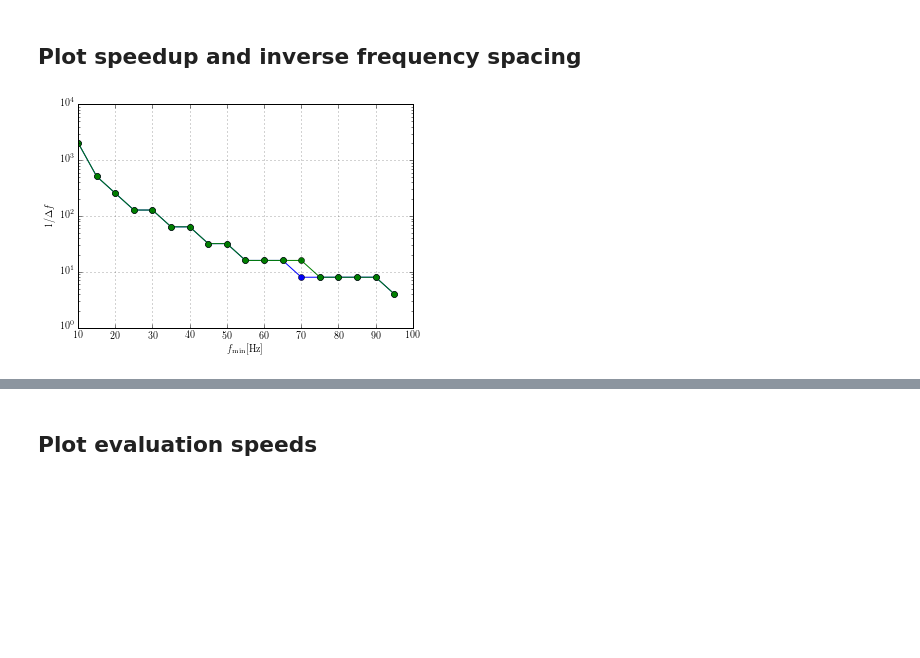
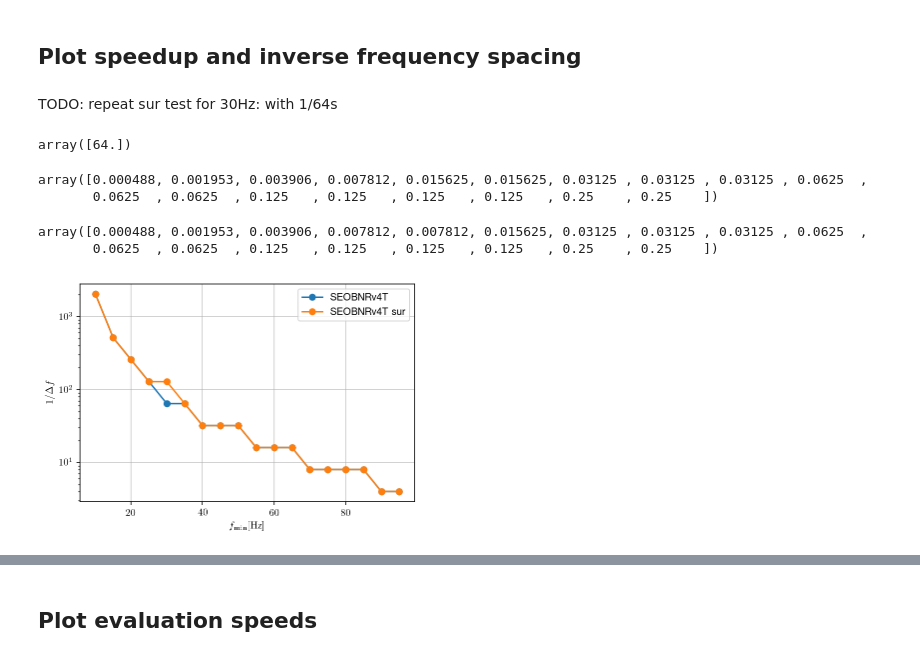
Before and after one commit to benjaminlackey/gpsurrogate, a Jupyter notebook: src/TEOB-LAL-implementation/timings/Timing_plots.ipynb, the cells around one changed output, grey strips where cells are left out. Cells and saved outputs as stored; diff of their text form; code cells hidden in the pictures; blank space fills up the shorter version.

```diff
--- a/src/TEOB-LAL-implementation/timings/Timing_plots.ipynb
+++ b/src/TEOB-LAL-implementation/timings/Timing_plots.ipynb
@@ -46,6 +47,6 @@ tim_SEOBNRv4T_surrogate_cubic.npy  tim_TF2.npy
 # %%
 dfs_SEOBNRv4T = np.load('tim_SEOBNRv4T.npy').T[-1]
-dfs_SEOBNRv4T_surrogate = np.load('tim_SEOBNRv4T_surrogate.npy').T[-1]
+dfs_SEOBNRv4T_surrogate_linear = np.load('tim_SEOBNRv4T_surrogate_linear.npy').T[-1]
 #dfs_SEOBNRv4T_surrogate_cubic = np.load('tim_SEOBNRv4T_surrogate_cubic.npy').T[-1]
 # %%
 t_SEOBNRv4T = np.load('tim_SEOBNRv4T.npy').T[2]
@@ -94,12 +96,30 @@ speedup_cubic = df['SEOBNRv4T']/df['SEOBNRv4T\_surrogate\_cubic']
+# %% [markdown]
+TODO: repeat sur test for 30Hz: with 1/64s
+# %%
+idx = np.where(f_mins == 30.0)[0]
+1.0 / dfs_SEOBNRv4T[idx]
+# %% [output]
+array([64.])
+# %%
+dfs_SEOBNRv4T
+# %% [output]
+array([0.000488, 0.001953, 0.003906, 0.007812, 0.015625, 0.015625, 0.03125 , 0.03125 , 0.03125 , 0.0625  ,
+       0.0625  , 0.0625  , 0.125   , 0.125   , 0.125   , 0.125   , 0.25    , 0.25    ])
+# %%
+dfs_SEOBNRv4T_surrogate_linear
+# %% [output]
+array([0.000488, 0.001953, 0.003906, 0.007812, 0.007812, 0.015625, 0.03125 , 0.03125 , 0.03125 , 0.0625  ,
+       0.0625  , 0.0625  , 0.125   , 0.125   , 0.125   , 0.125   , 0.25    , 0.25    ])
 # %%
-plt.semilogy(f_mins, 1./dfs_SEOBNRv4T, 'o-')
-plt.semilogy(f_mins, 1./dfs_SEOBNRv4T_surrogate_cubic, 'o-');
+plt.semilogy(f_mins, 1./dfs_SEOBNRv4T, 'o-', label='SEOBNRv4T')
+plt.semilogy(f_mins, 1./dfs_SEOBNRv4T_surrogate_linear, 'o-', label='SEOBNRv4T sur');
 plt.xlabel(r'$f_\mathrm{min}[\mathrm{Hz}]$')
 plt.ylabel(r'$1 / \Delta f$')
 plt.grid(alpha=0.7)
+plt.legend()
 plt.savefig('SEOBNRv4T_surrogate_inv_dfs.pdf')
 plt.savefig('SEOBNRv4T_surrogate_inv_dfs.png')
 # %% [output]
-[figure, old version]
+[figure, new version]
 # %%
 plt.plot(f_mins, np.log2(1./dfs_SEOBNRv4T), 'o-')
```
Also changed, not shown: parts of 20 cells of this notebook, 14 other files.
